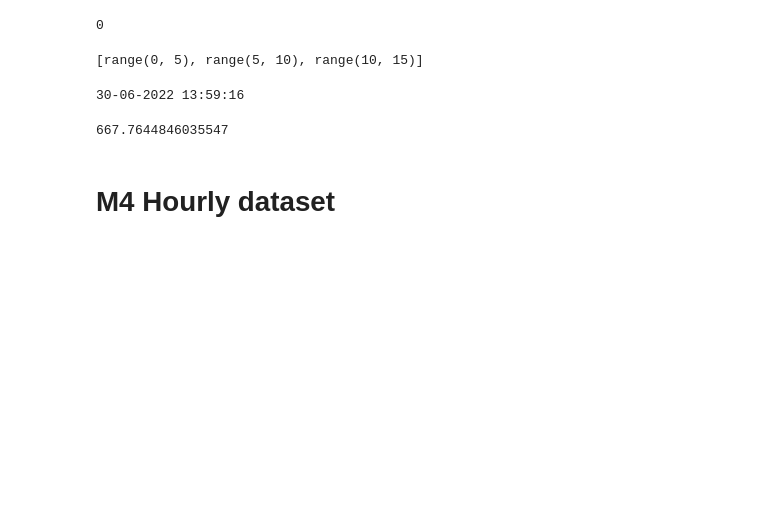
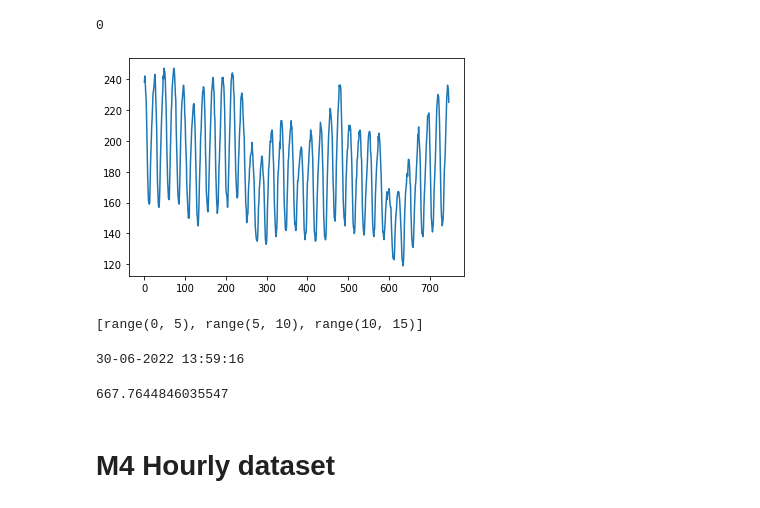
Before and after one commit to LinusLin6769/DCLaboratory01, a Jupyter notebook: playground.ipynb, the cells around one changed output. Saved outputs shown, nothing was run; the diff lists cells and outputs as text; code cells hidden in the pictures; blank space fills up the shorter version.

```diff
--- a/playground.ipynb
+++ b/playground.ipynb
@@ -18,3 +119,6 @@ print(executor._max_workers)
+# %%
+with open(f'datasets/m4_daily_finance.json', 'x') as file:
+    json.dump(m4_daily_finance, file)
 # %%
 with open(f'datasets/m4_hourly_dataset.json') as file:
     d = json.load(file)
@@ -30,6 +134,11 @@ for k, v in d.items():
 print(count)
 # %% [output]
 0
+# %%
+plt.plot(d['13'])
+plt.show()
+# %% [output]
+[figure, added]
 # %%
 # generator function that creates equal chunk size of index range of the tasks
 def split(tasks, n_chunk):
```
Also changed, not shown: parts of 11 cells of this notebook, 55 other files.
